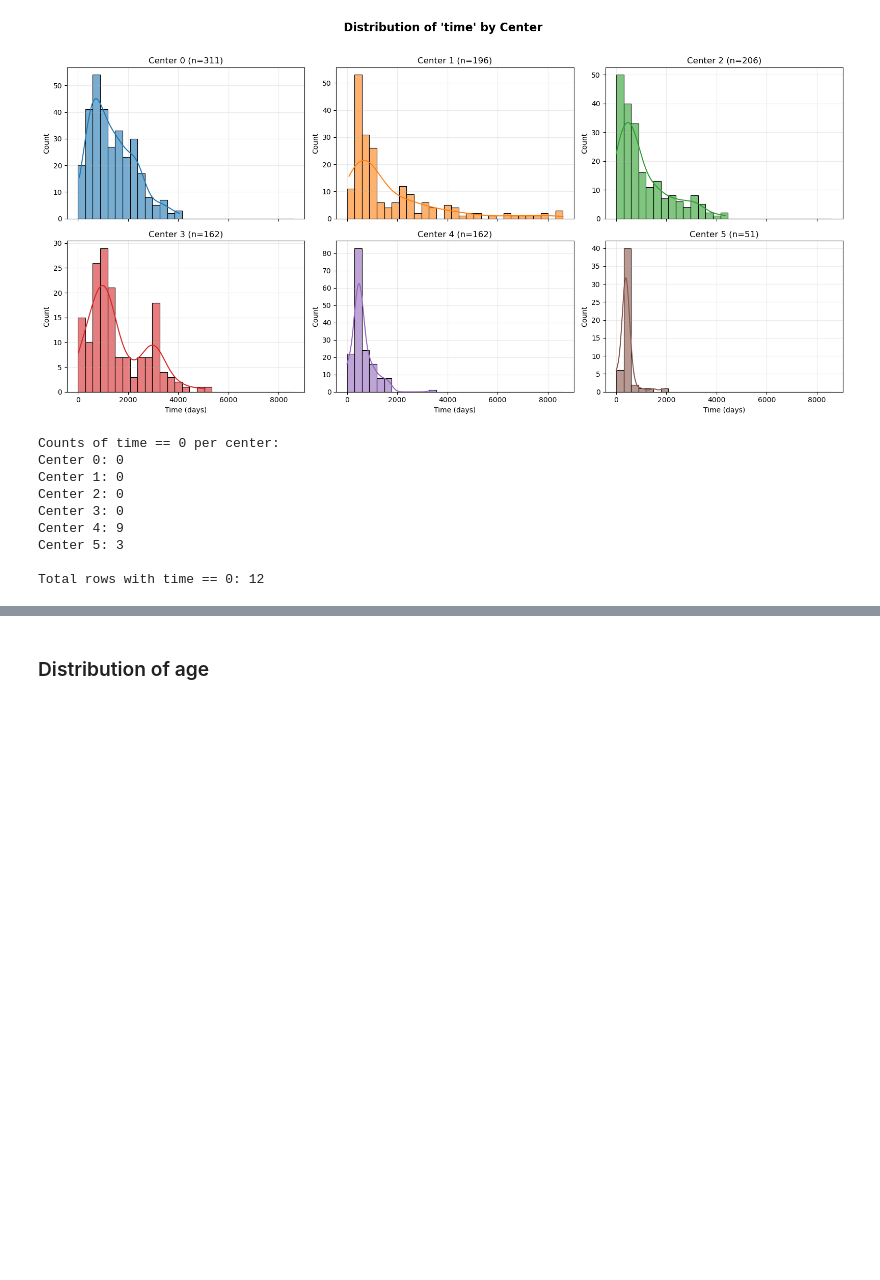
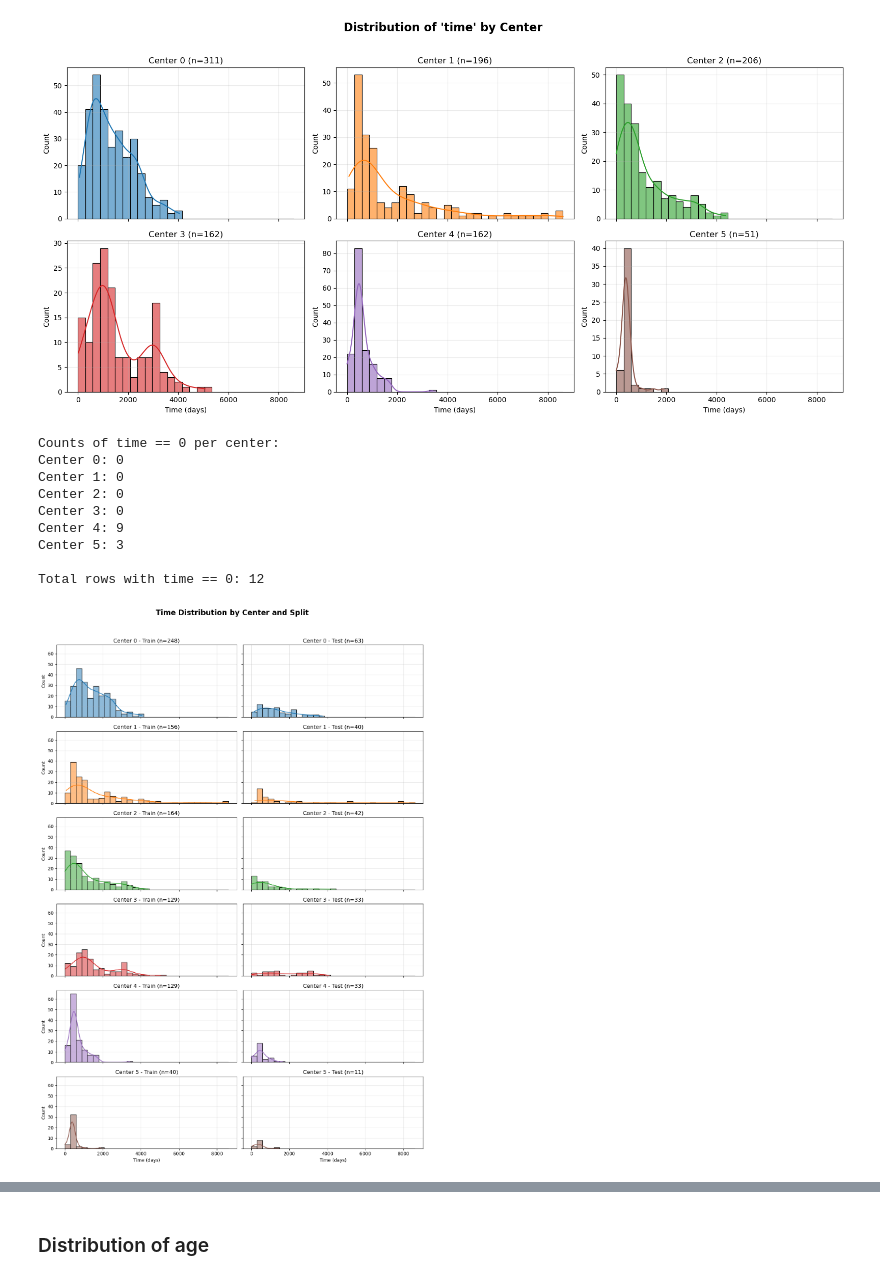
Before and after one commit to nataliamorenob/Survival-Models-in-Federated-Healthcare-Settings, a Jupyter notebook: DataExploration/dataset_exploration.ipynb, the cells around one changed output, grey strips where cells are left out. Saved outputs shown, nothing was run; the diff lists cells and outputs as text; code cells hidden in the pictures; blank space fills up the shorter version.

```diff
--- a/DataExploration/dataset_exploration.ipynb
+++ b/DataExploration/dataset_exploration.ipynb
@@ -645,3 +645,73 @@ Center 4: 9
 Center 5: 3
 
 Total rows with time == 0: 12
+# %%
+import matplotlib.pyplot as plt
+import seaborn as sns
+import numpy as np
+import pandas as pd
+from flamby.datasets.fed_tcga_brca import FedTcgaBrca
+
+# This part is the same as you provided, to create the df_all dataframe.
+all_centers_data = []
+if 'df_all' not in locals():
+    for center in range(6):
+        for mode in [True, False]:  # True=train, False=test
+            dataset = FedTcgaBrca(center=center, train=mode)
+            X_list, y_list = [], []
+
+            for X, y in dataset:
+                X_list.append(X.numpy())
+                y_list.append(y.numpy())
+
+            df_X = pd.DataFrame(X_list)
+            df_y = pd.DataFrame(y_list, columns=["event", "time"])
+            df_center = pd.concat([df_X, df_y], axis=1)
+            df_center["center"] = center
+            df_center["split"] = "train" if mode else "test"
+            all_centers_data.append(df_center)
+
+    df_all = pd.concat(all_centers_data, ignore_index=True)
+    # Assign column names, assuming the last 4 are event, time, center, split
+    feature_count = df_all.shape[1] - 4
+    df_all.columns = [f"feature_{i}" for i in range(feature_count)] + ["event", "time", "center", "split"]
+
+
+# Create a grid of plots for each center and split
+centers = sorted(df_all["center"].unique())
+splits = ["train", "test"]
+
+fig, axes = plt.subplots(len(centers), len(splits), figsize=(12, 18), sharex=True, sharey=True)
+
+fig.suptitle("Time Distribution by Center and Split", fontsize=16, weight="bold")
+
+# Define a consistent binning for all plots
+bins = np.linspace(df_all["time"].min(), df_all["time"].max(), 30)
+
+for i, center_id in enumerate(centers):
+    for j, split_name in enumerate(splits):
+        ax = axes[i, j]
+
+        # Filter data for the specific center and split
+        mask = (df_all["center"] == center_id) & (df_all["split"] == split_name)
+        data_subset = df_all[mask]
+
+        if not data_subset.empty:
+            sns.histplot(
+                data=data_subset,
+                x="time",
+                bins=bins,
+                kde=True,
+                ax=ax,
+                color=sns.color_palette("tab10")[i]
+            )
+
+        ax.set_title(f"Center {center_id} - {split_name.capitalize()} (n={len(data_subset)})")
+        ax.set_ylabel("Count" if j == 0 else "")
+        ax.set_xlabel("Time (days)" if i == len(centers) - 1 else "")
+        ax.grid(alpha=0.3)
+
+plt.tight_layout(rect=[0, 0.03, 1, 0.96])
+plt.show()
+# %% [output]
+[figure, added]
```
Also changed, not shown: parts of 1 cell of this notebook, 7 other files.
